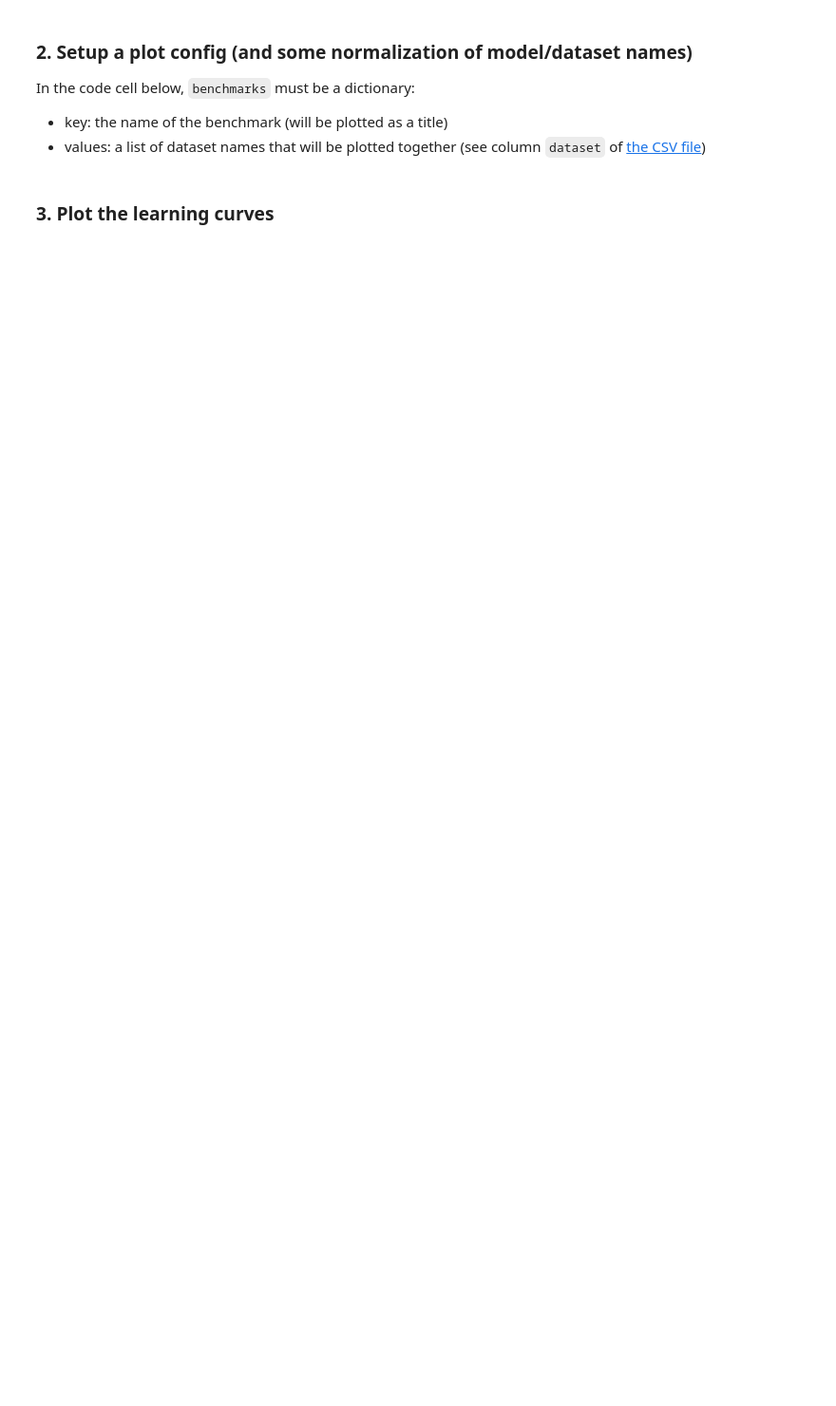
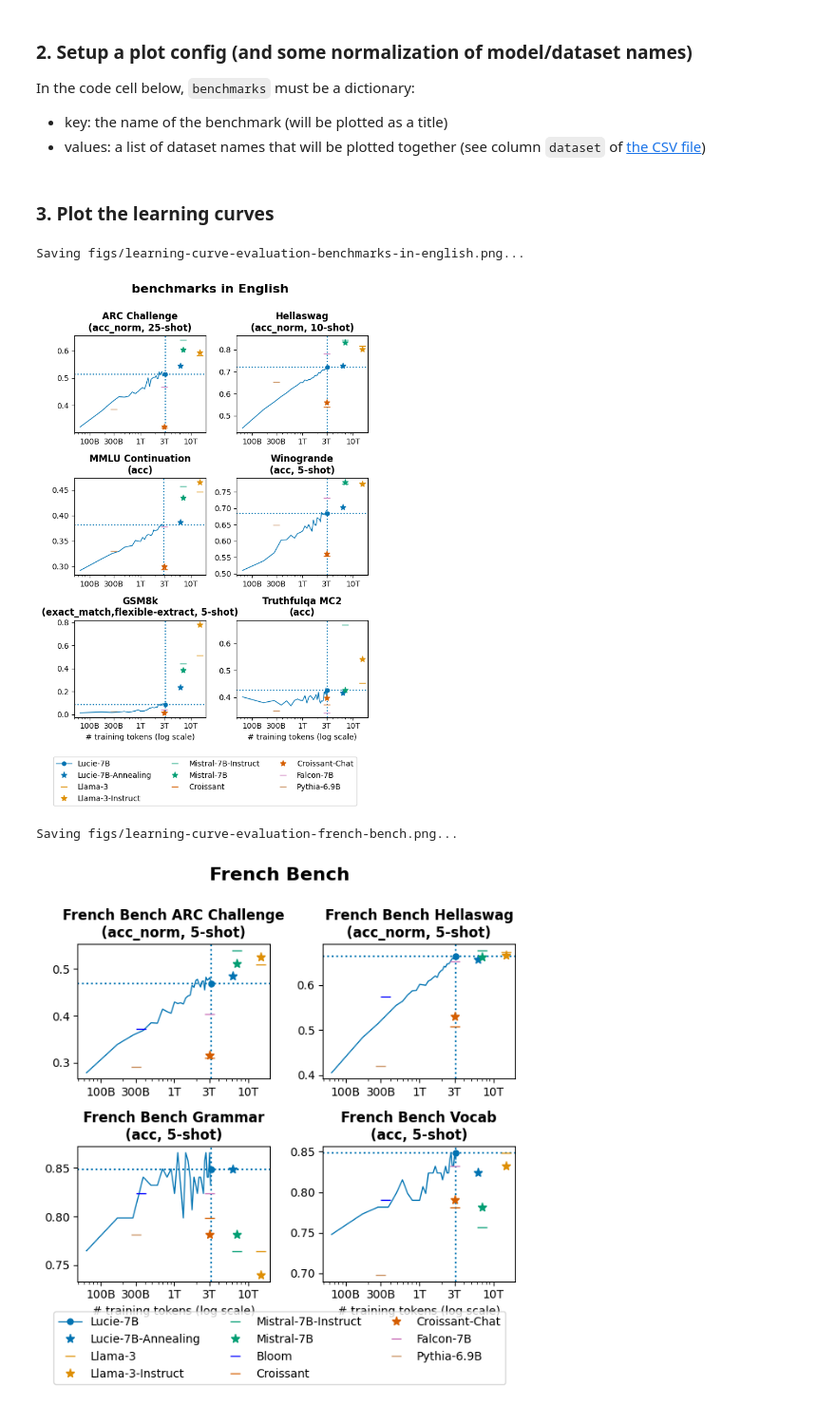
Before and after one commit to OpenLLM-France/Lucie-Training, a Jupyter notebook: chronicles/pretrain/scripts/plot_learning_curves.ipynb, the cells around one changed output. Shown at 95% size. Saved outputs shown, nothing was run; the diff lists cells and outputs as text; code cells hidden in the pictures; blank space fills up the shorter version.

Commit message:
filter annealing plot

```diff
--- a/chronicles/pretrain/scripts/plot_learning_curves.ipynb
+++ b/chronicles/pretrain/scripts/plot_learning_curves.ipynb
@@ -10,10 +10,10 @@ Load CSV files ([evaluation_learning_curve_lucie.csv](evaluation_learning_curve_
 import pandas as pd
 
 lucie_results = pd.read_csv(
-    "evaluation_learning_curve_lucie.csv"
+    "../evaluation_learning_curve_lucie.csv"
 )
 baseline_results = pd.read_csv(
-    "evaluation_baselines.csv"
+    "../evaluation_baselines.csv"
 )
 
 # Print some statistics
@@ -26,0 +27,3 @@ print(f"✅ {unique('model_name')} baseline checkpoints evaluated on {unique('be
+# %%
+lucie_results = lucie_results[lucie_results['add_bos_token'] == True]
+lucie_results = lucie_results[lucie_results['training_phase'].str.contains('3_annealing-5B-mix6|main', regex=True)]
@@ -215,6 +232,8 @@ def plot_learning_curve(
                 has_several_versions = True
                 idx_marker = i-1
                 marker = baseline_markers[idx_marker]
+                if 'Annealing' in model_name:
+                    marker = '*'
                 markersize = baseline_markersizes[idx_marker]
 
             if len(results):
@@ -331,30 +350,35 @@ def plot_learning_curves_batch(
         plt.suptitle(title, fontsize=16, weight='bold', y=0.9)  # Reduce y value to bring the title closer
 
     # Adjust layout to add space for legend
     fig.subplots_adjust(bottom=0.2)
 
     # Set a single legend after the plots
     ax = plt.subplot(nrows, ncols, 1)
     handles, labels = ax.get_legend_handles_labels()
     fig.legend(handles, labels, loc='lower center', fontsize=10, ncol=3)  # Legend after plots
 
     fig.tight_layout(rect=[0, 0.1, 1, 0.9])  # Adjust the plot to fit in the figure
     if filename:
         print(f"Saving {filename}...")
         plt.savefig(filename, facecolor='w', bbox_inches='tight')
     plt.show()
 
 
 for title, dataset_names in BENCHMARKS.items():
 
     filename = None
     if OUTPUT_FOLDER:
         filename = os.path.join(OUTPUT_FOLDER, slugify.slugify(f"learning_curve_evaluation_{title}") + ".png")
 
     plot_learning_curves_batch(
         lucie_results,
         baseline_results,
         dataset_names,
         title=title,
         filename=filename,
     )
+# %% [output]
+Saving figs/learning-curve-evaluation-benchmarks-in-english.png...
+[figure, added]
+Saving figs/learning-curve-evaluation-french-bench.png...
+[figure, added]
```
Also changed, not shown: parts of 3 cells of this notebook.
